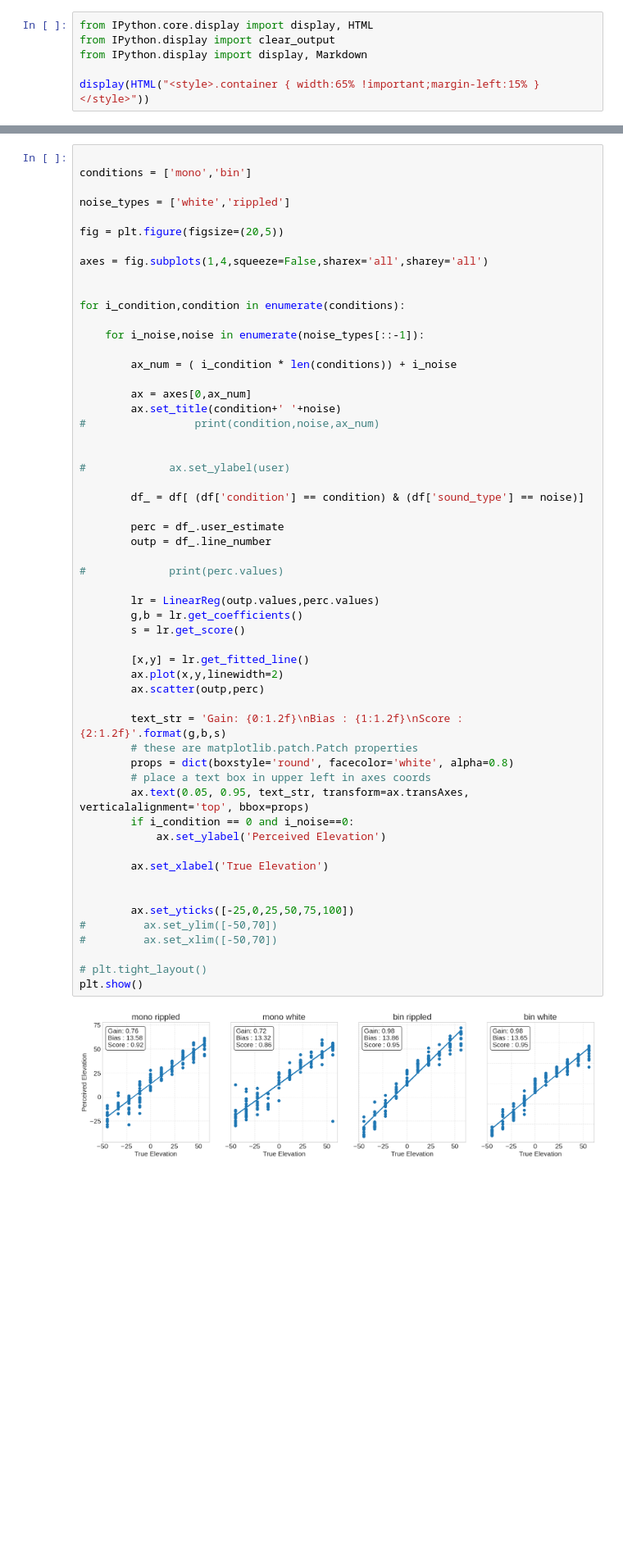
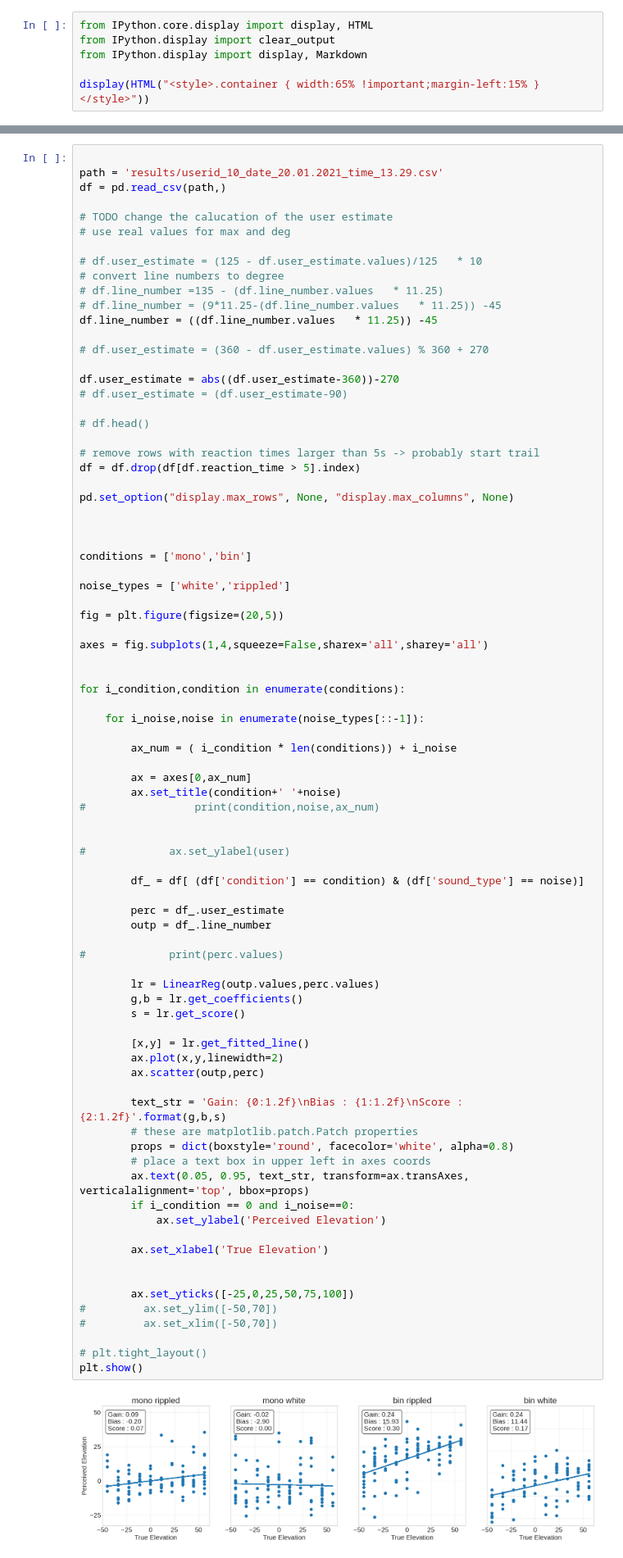
Before and after one commit to oesst/vertical_localization_exp, a Jupyter notebook: data_analysis.ipynb, the cells around one changed output, grey strips where cells are left out. Shown at 82% size. Saved outputs shown, nothing was run; the diff lists cells and outputs as text; blank space fills up the shorter version.

```diff
--- a/data_analysis.ipynb
+++ b/data_analysis.ipynb
@@ -108,4 +133,30 @@ pd.set_option("display.max_rows", None, "display.max_columns", None)
 # %%
+
+path = 'results/userid_10_date_20.01.2021_time_13.29.csv'
+df = pd.read_csv(path,)
+
+# TODO change the calucation of the user estimate
+# use real values for max and deg
+
+# df.user_estimate = (125 - df.user_estimate.values)/125   * 10
+# convert line numbers to degree
+# df.line_number =135 - (df.line_number.values   * 11.25)
+# df.line_number = (9*11.25-(df.line_number.values   * 11.25)) -45
+df.line_number = ((df.line_number.values   * 11.25)) -45
+
+# df.user_estimate = (360 - df.user_estimate.values) % 360 + 270
+
+df.user_estimate = abs((df.user_estimate-360))-270
+# df.user_estimate = (df.user_estimate-90)
+
+# df.head()
+
+# remove rows with reaction times larger than 5s -> probably start trail
+df = df.drop(df[df.reaction_time > 5].index)
+
+pd.set_option("display.max_rows", None, "display.max_columns", None)
+
+
 
 conditions = ['mono','bin']
 
@@ -135,31 +186,31 @@ for i_condition,condition in enumerate(conditions):
         outp = df_.line_number
 
 #             print(perc.values)
 
         lr = LinearReg(outp.values,perc.values)
         g,b = lr.get_coefficients()
         s = lr.get_score()
 
         [x,y] = lr.get_fitted_line()
         ax.plot(x,y,linewidth=2)
         ax.scatter(outp,perc)
 
         text_str = 'Gain: {0:1.2f}\nBias : {1:1.2f}\nScore : {2:1.2f}'.format(g,b,s)
         # these are matplotlib.patch.Patch properties
         props = dict(boxstyle='round', facecolor='white', alpha=0.8)
         # place a text box in upper left in axes coords
         ax.text(0.05, 0.95, text_str, transform=ax.transAxes, verticalalignment='top', bbox=props)
         if i_condition == 0 and i_noise==0:
             ax.set_ylabel('Perceived Elevation')
 
         ax.set_xlabel('True Elevation')
 
 
         ax.set_yticks([-25,0,25,50,75,100])
 #         ax.set_ylim([-50,70])
 #         ax.set_xlim([-50,70])
 
 # plt.tight_layout()
 plt.show()
 # %% [output]
-[figure, old version]
+[figure, new version]
```
Also changed, not shown: parts of 7 cells of this notebook, 9 other files.
